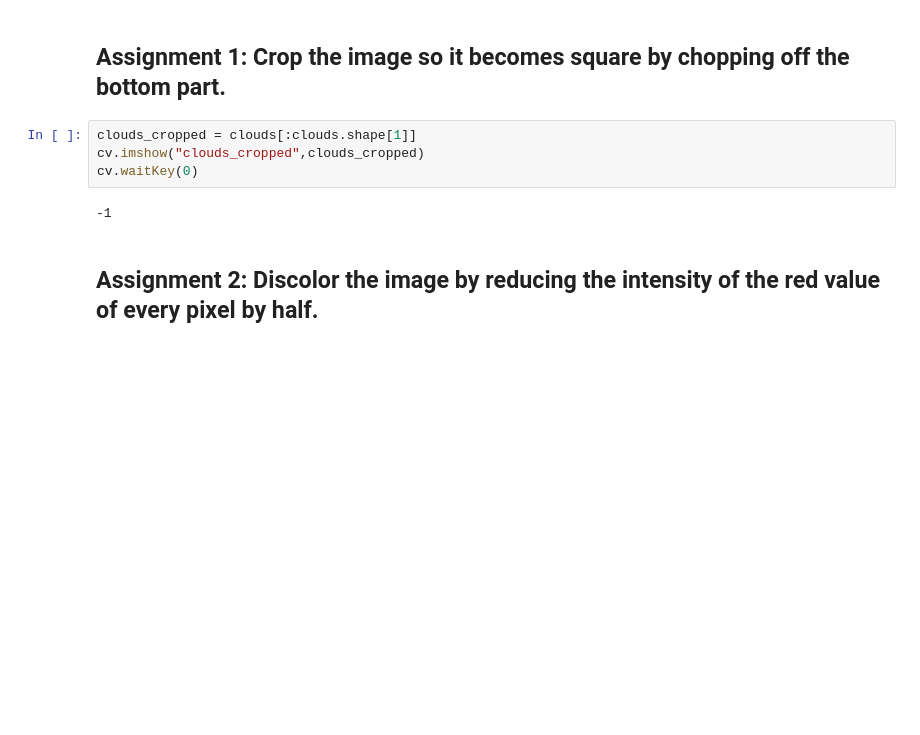
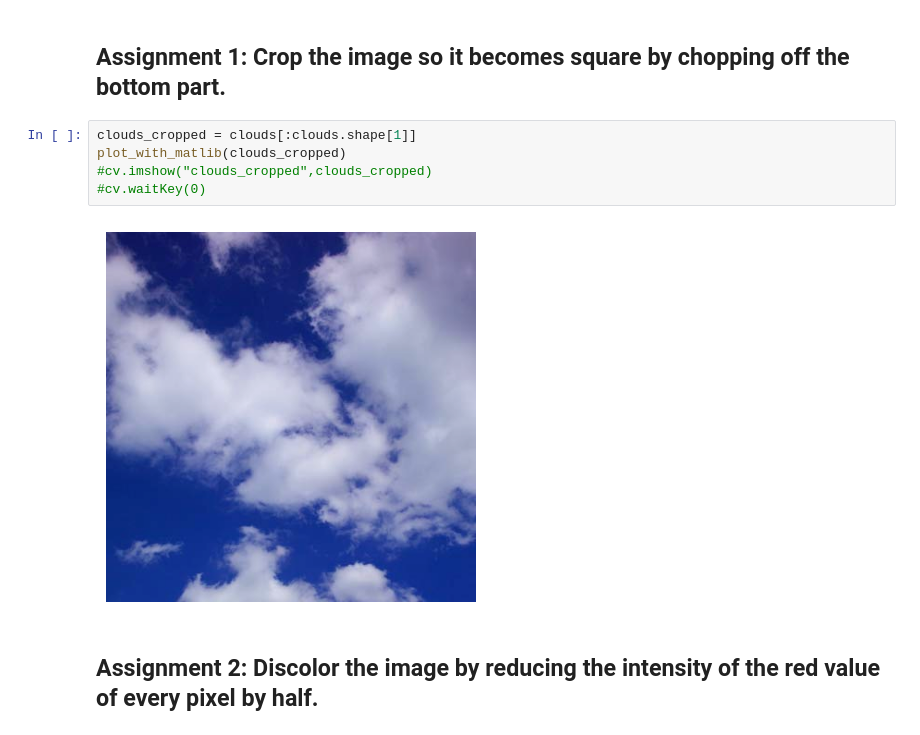
Before and after one commit to LucasVB-TheyCallMeAPoro/ComputerVisie, a Jupyter notebook: Lab1/Lab1_LucasVB.ipynb, the cells around one changed output. Drawn from its saved outputs; the diff is of its cells as text; blank space fills up the shorter version.

```diff
--- a/Lab1/Lab1_LucasVB.ipynb
+++ b/Lab1/Lab1_LucasVB.ipynb
@@ -24,10 +29,11 @@ BGR is the same as RGB but in reverse.
 ## Assignment 1: Crop the image so it becomes square by chopping off the bottom part.
 # %%
 clouds_cropped = clouds[:clouds.shape[1]]
-cv.imshow("clouds_cropped",clouds_cropped)
-cv.waitKey(0)
+plot_with_matlib(clouds_cropped)
+#cv.imshow("clouds_cropped",clouds_cropped)
+#cv.waitKey(0)
 # %% [output]
--1
+[figure, added]
 # %% [markdown]
 ## Assignment 2: Discolor the image by reducing the intensity of the red value of every pixel by half.
 # %%
```
Also changed, not shown: parts of 33 cells of this notebook.
